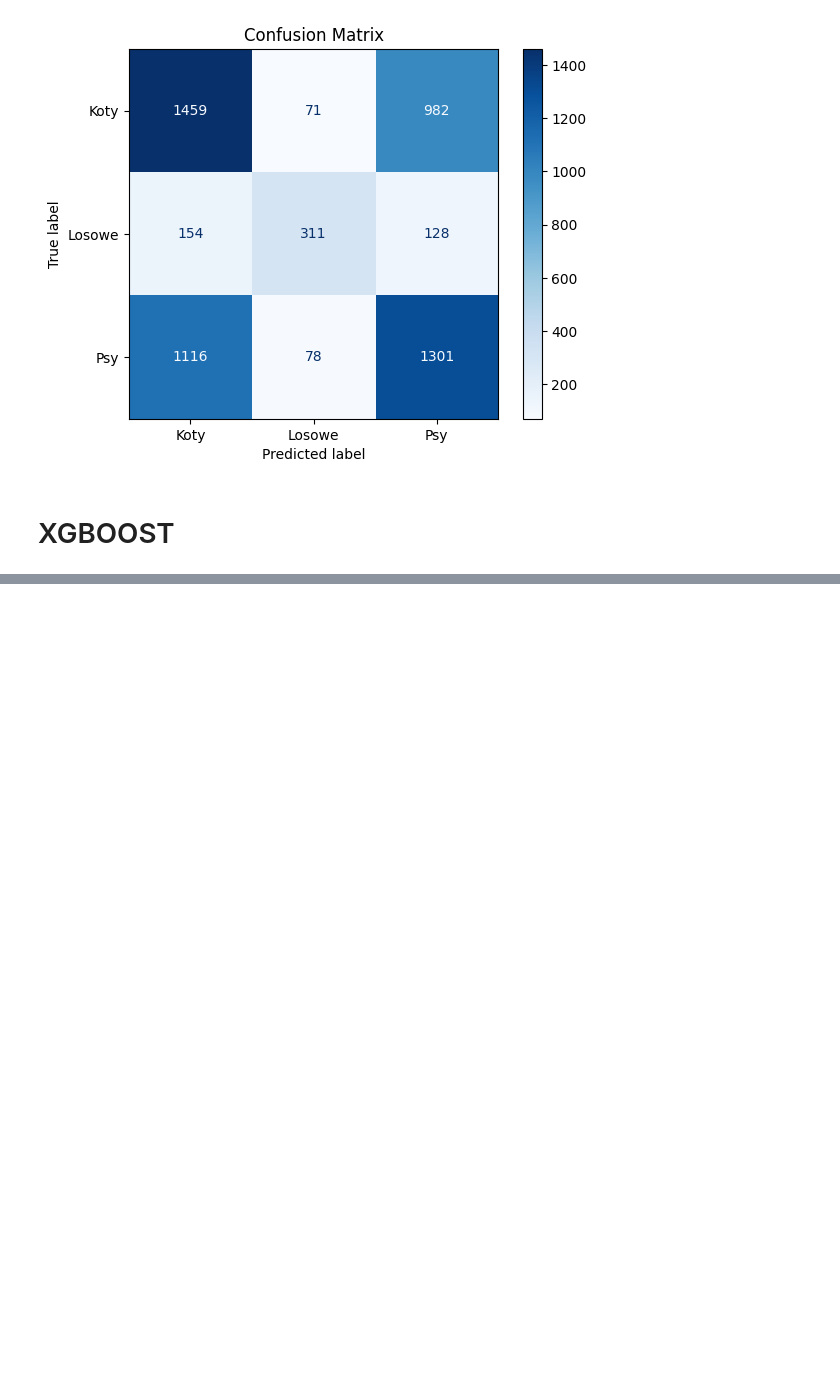
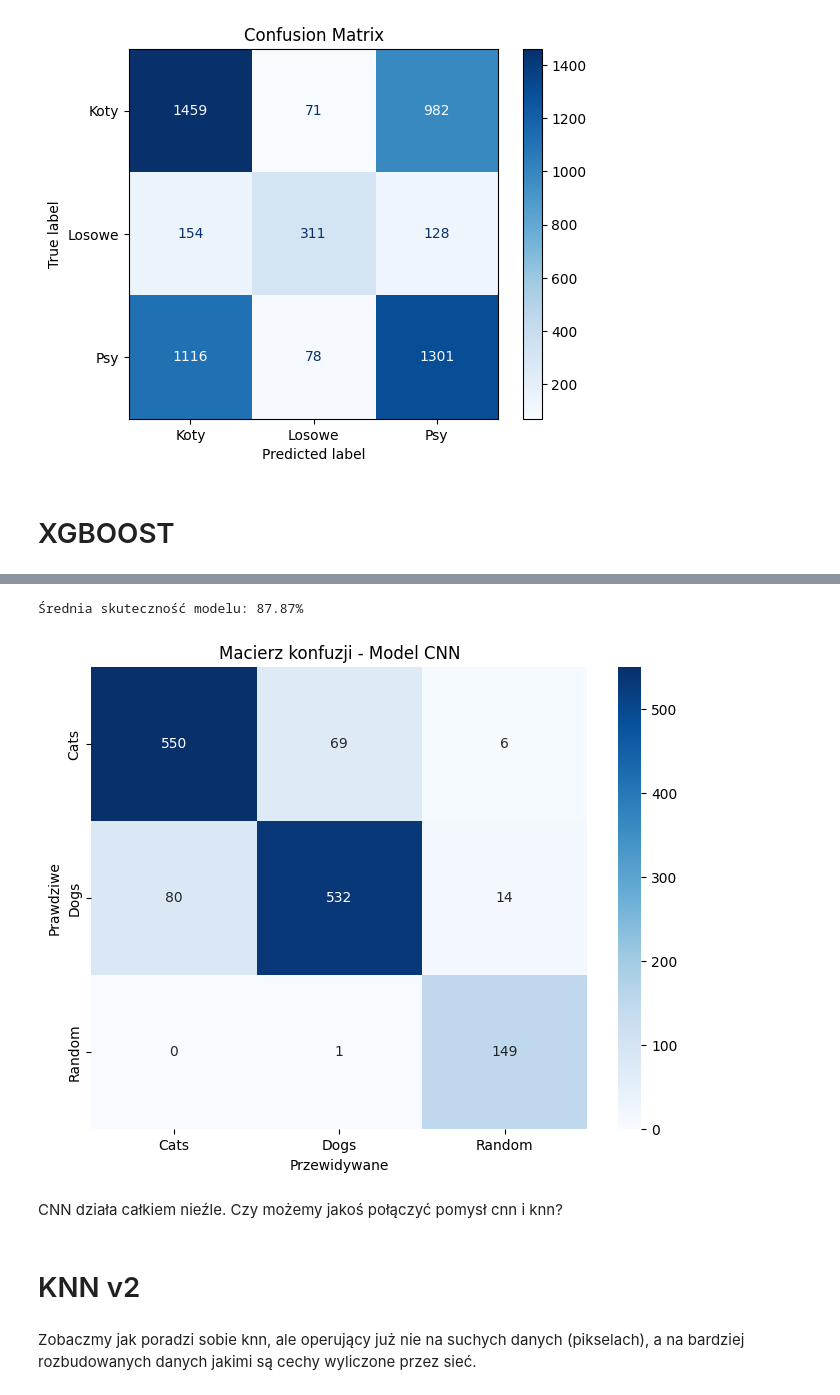
Before and after one commit to bartmanski/Machune-Learning-UWR-Project, a Jupyter notebook: data_plots.ipynb, the cells around one changed output, grey strips where cells are left out. Saved outputs shown, nothing was run; the diff lists cells and outputs as text; code cells hidden in the pictures; blank space fills up the shorter version.

```diff
--- a/data_plots.ipynb
+++ b/data_plots.ipynb
@@ -478,0 +518,23 @@ Text(0.5, 1.0, 'Confusion Matrix')
+# %%
+# Obliczenie skuteczności modelu
+accuracy = np.mean(predicted_labels == true_labels)
+print(f"Średnia skuteczność modelu: {accuracy * 100:.2f}%")
+
+# Obliczenie macierzy konfuzji
+cm = confusion_matrix(true_labels, predicted_labels)
+
+plt.figure(figsize=(8, 6))
+sns.heatmap(cm, annot=True, fmt='d', cmap='Blues', xticklabels=test_generator.class_indices.keys(), yticklabels=test_generator.class_indices.keys())
+plt.xlabel('Przewidywane')
+plt.ylabel('Prawdziwe')
+plt.title('Macierz konfuzji - Model CNN')
+plt.show()
+# %% [output]
+Średnia skuteczność modelu: 87.87%
+[figure, added]
+# %% [markdown]
+CNN działa całkiem nieźle. Czy możemy jakoś połączyć pomysł cnn i knn?
+# %% [markdown]
+# KNN v2
+# %% [markdown]
+Zobaczmy jak poradzi sobie knn, ale operujący już nie na suchych danych (pikselach), a na bardziej rozbudowanych danych jakimi są cechy wyliczone przez sieć.
```
Also changed, not shown: parts of 7 cells of this notebook.
